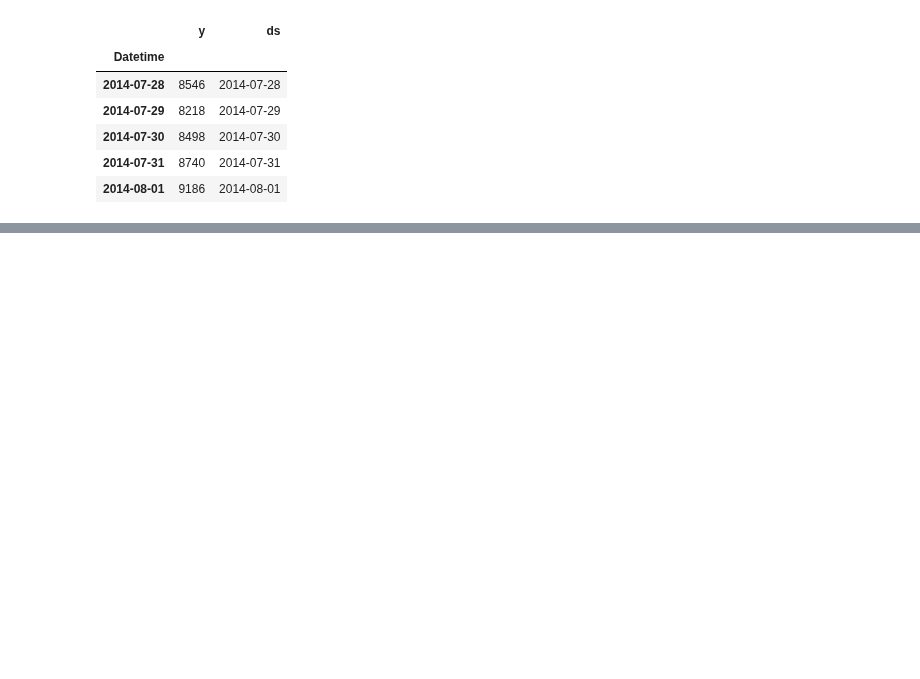
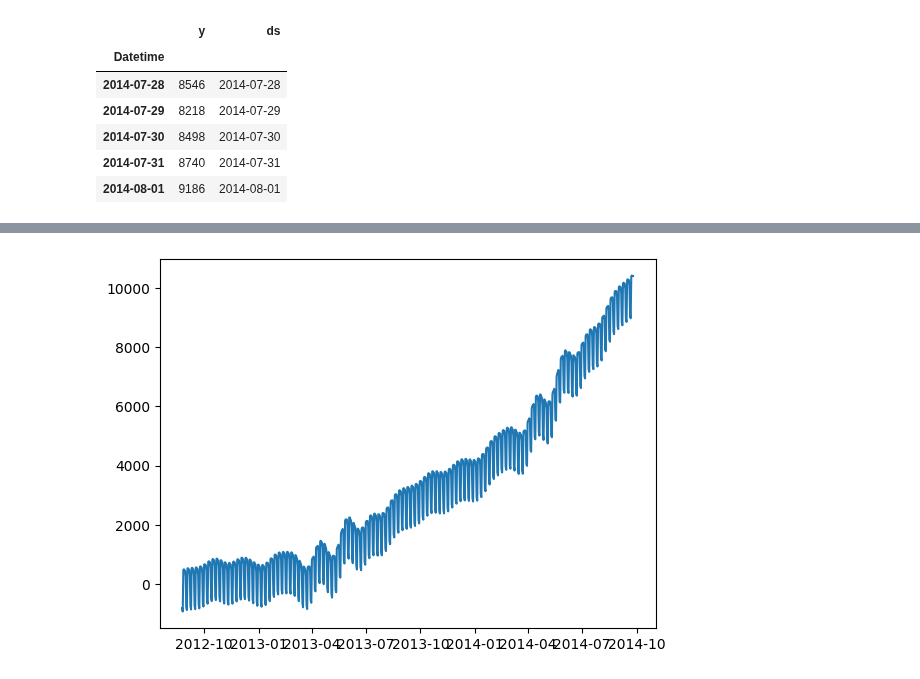
Before and after one commit to BhavyaT-135/Python-ML-Bootcamp, a Jupyter notebook: 08_traffic_forecast_time_series/traffic_forecast_time_series.ipynb, the cells around one changed output, grey strips where cells are left out. Saved outputs shown, nothing was run; the diff lists cells and outputs as text; code cells hidden in the pictures; blank space fills up the shorter version.

```diff
--- a/08_traffic_forecast_time_series/traffic_forecast_time_series.ipynb
+++ b/08_traffic_forecast_time_series/traffic_forecast_time_series.ipynb
@@ -139,0 +203,6 @@ test.head()
+# %%
+# Forecast Data
+plt.plot(forecast['ds'], forecast['yhat'])
+plt.show()
+# %% [output]
+[figure, added]
```
Also changed, not shown: parts of 10 cells of this notebook.
